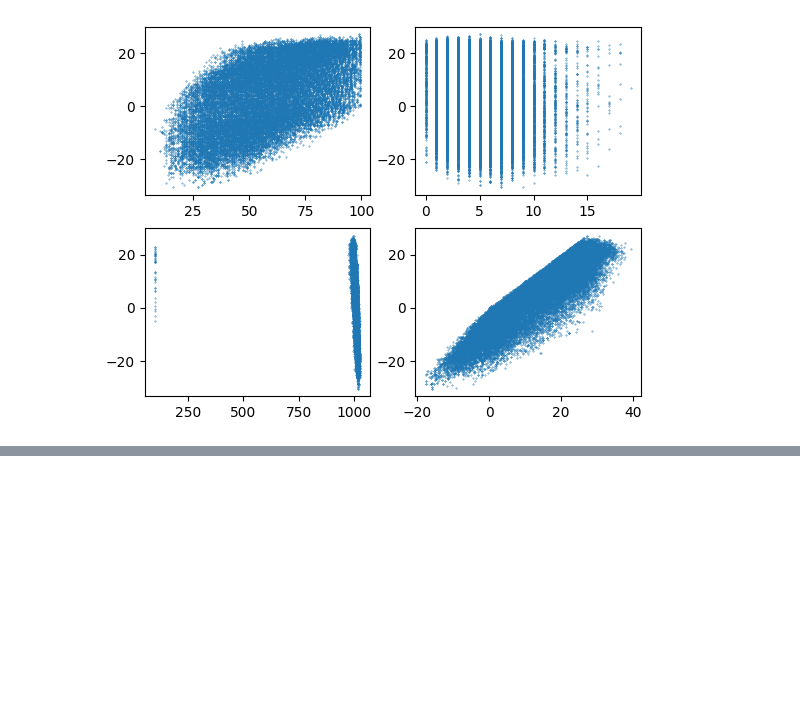
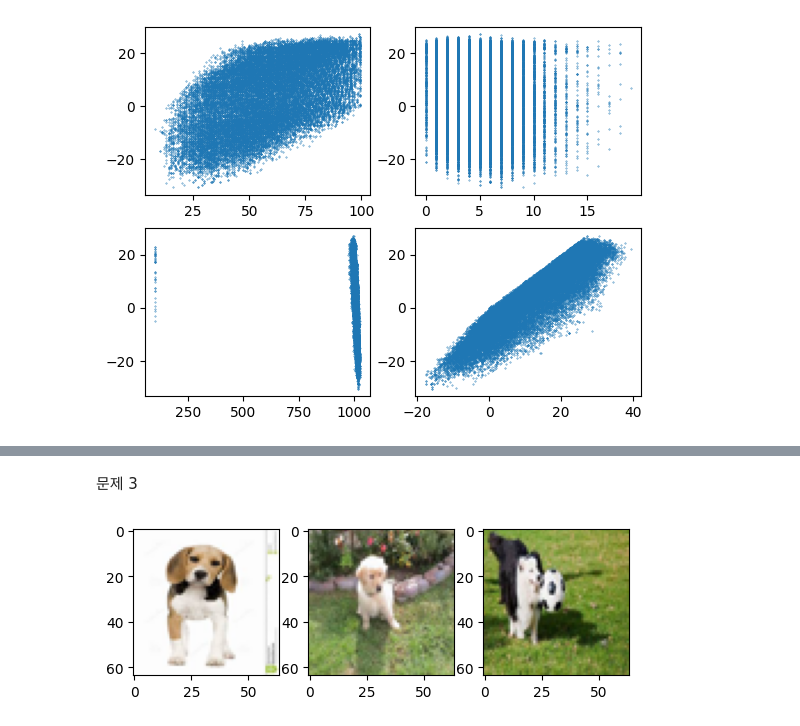
Before and after one commit to sehyeon518/2022-2nd-semester, a Jupyter notebook: DataScience/midterm/20213043_이세현.ipynb, the cells around one changed output, grey strips where cells are left out. Saved outputs shown, nothing was run; the diff lists cells and outputs as text; code cells hidden in the pictures; blank space fills up the shorter version.

```diff
--- a/DataScience/midterm/20213043_이세현.ipynb
+++ b/DataScience/midterm/20213043_이세현.ipynb
@@ -67,0 +132,19 @@ humidity + wind + pressure + temperature
+# %% [markdown]
+문제 3
+# %%
+for i in range(10):
+    arr = []
+    for j in range(data['train_vectors'].shape[0]):
+        arr.append((cosine(data['test1_vectors'], data['train_vectors'][j]), j))
+
+    arr.sort(reverse=True)
+
+plt.subplot(131)
+plt.imshow(data['train_images'][346])
+plt.subplot(132)
+plt.imshow(data['train_images'][442])
+plt.subplot(133)
+plt.imshow(data['train_images'][158])
+plt.show()
+# %% [output]
+[figure, added]
```
Also changed, not shown: parts of 28 cells of this notebook.
